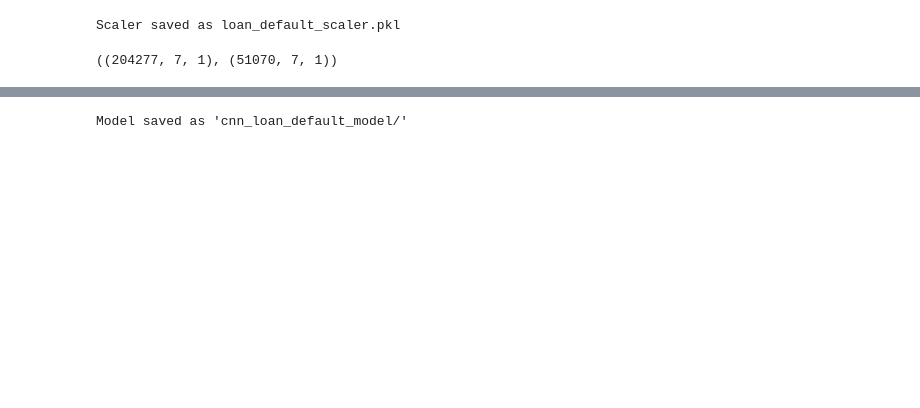
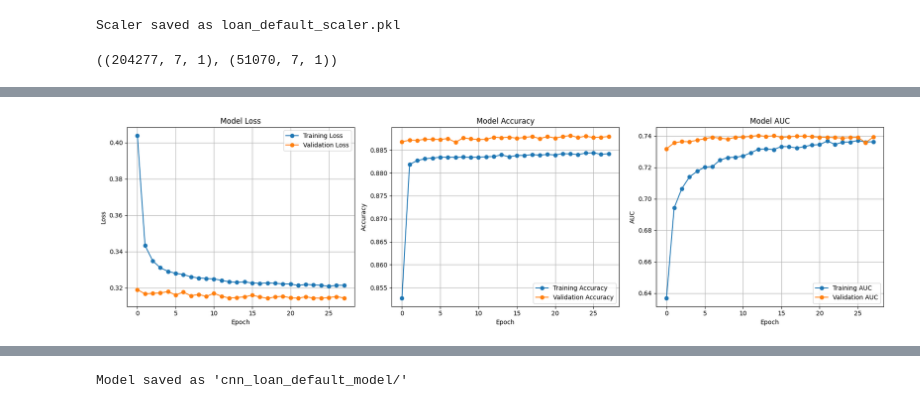
Before and after one commit to Winstone-Were/adaptive-lending-ics-ii-project, a Jupyter notebook: model/notebook.ipynb, the cells around one changed output, grey strips where cells are left out. Drawn from its saved outputs; the diff is of its cells as text; code cells hidden in the pictures; blank space fills up the shorter version.

```diff
--- a/model/notebook.ipynb
+++ b/model/notebook.ipynb
@@ -250 +302,39 @@ Epoch 5/5
+# %%
+fig, axes = plt.subplots(1, 3, figsize=(18, 5))
+
+# Loss
+axes[0].plot(history.history['loss'], label='Training Loss', marker='o')
+axes[0].plot(history.history['val_loss'], label='Validation Loss', marker='o')
+axes[0].set_title('Model Loss')
+axes[0].set_xlabel('Epoch')
+axes[0].set_ylabel('Loss')
+axes[0].legend()
+axes[0].grid(True)
+
+# Accuracy
+axes[1].plot(history.history['accuracy'], label='Training Accuracy', marker='o')
+axes[1].plot(history.history['val_accuracy'], label='Validation Accuracy', marker='o')
+axes[1].set_title('Model Accuracy')
+axes[1].set_xlabel('Epoch')
+axes[1].set_ylabel('Accuracy')
+axes[1].legend()
+axes[1].grid(True)
+
+# Check if AUC is available in history
+if 'auc' in history.history:
+    axes[2].plot(history.history['auc'], label='Training AUC', marker='o')
+    axes[2].plot(history.history['val_auc'], label='Validation AUC', marker='o')
+    axes[2].set_title('Model AUC')
+    axes[2].set_xlabel('Epoch')
+    axes[2].set_ylabel('AUC')
+    axes[2].legend()
+    axes[2].grid(True)
+else:
+    # If no AUC, show learning rate or remove this subplot
+    fig.delaxes(axes[2])
+
+plt.tight_layout()
+plt.show()
+# %% [output]
+[figure, added]
 # %%
```
Also changed, not shown: parts of 9 cells of this notebook, 33 other files.
